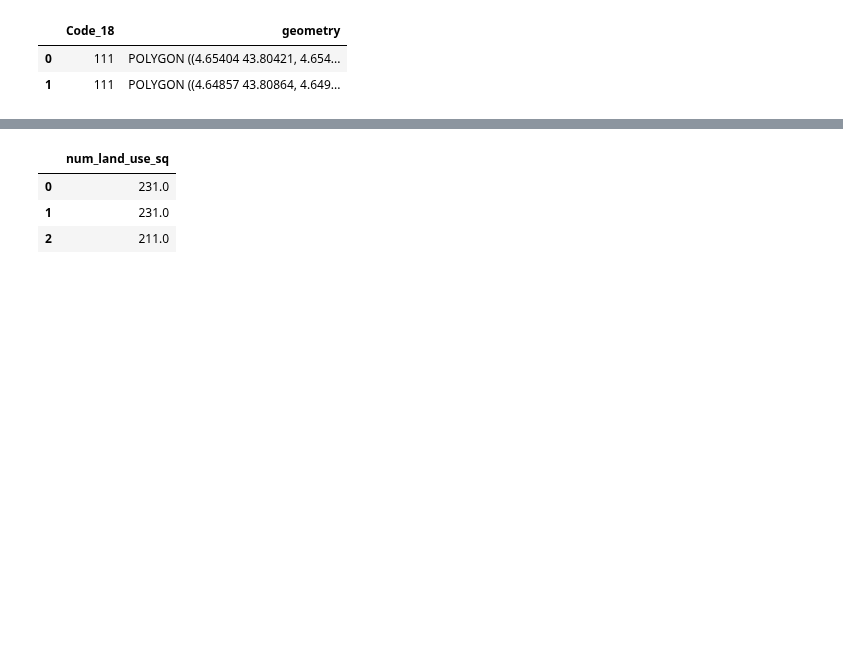
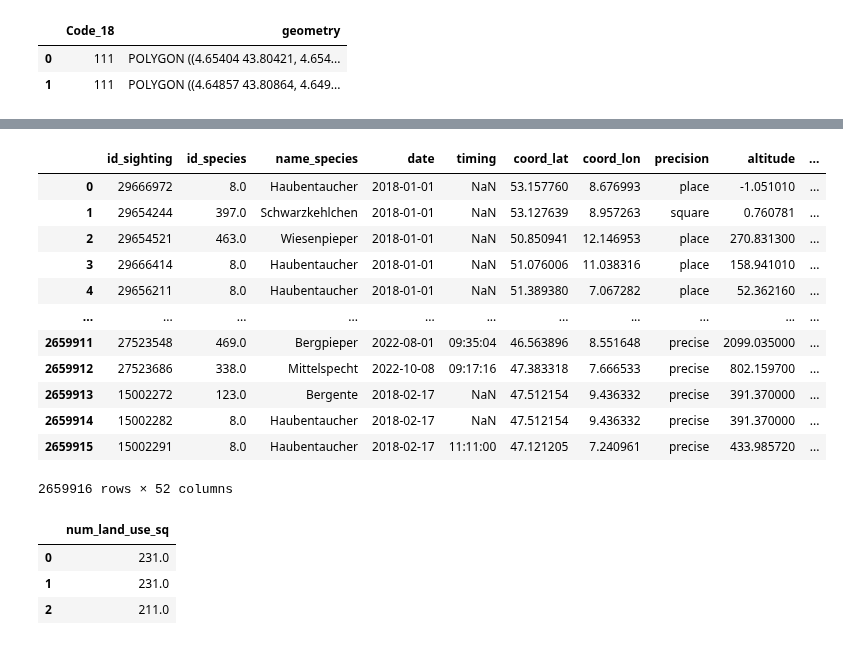
Before and after one commit to marinasie/bird-sighting-validation, a Jupyter notebook: simon/feature_generation/land_use_clc.ipynb, the cells around one changed output, grey strips where cells are left out. Drawn from its saved outputs; the diff is of its cells as text; code cells hidden in the pictures; blank space fills up the shorter version.

```diff
--- a/simon/feature_generation/land_use_clc.ipynb
+++ b/simon/feature_generation/land_use_clc.ipynb
@@ -95,0 +262,17 @@ common_land_use_df = pd.DataFrame({'Code_18_sq': common_land_use.values}, index=
+# %%
+squares_with_clc = gpd.sjoin(clc, squares_gdf, how='inner', predicate='intersects')
+
+# Calculate area of intersection between squares and CLC polygons for each Code_18 within each square
+intersection_areas = squares_with_clc.groupby(['index_right', 'Code_18'])['geometry'].apply(lambda x: x.area)
+total_areas = intersection_areas.groupby('index_right').sum()
+
+# Calculate percentages of each Code_18 within each square
+results = {}
+for square_id, group in intersection_areas.groupby(level=0):
+    percentages = {}
+    for code_18, area in group.items():
+        percentages[code_18[1]] = (area / total_areas[square_id])
+    results[square_id] = percentages
+
+# Create a DataFrame from the results dictionary
+results_df = pd.DataFrame(results).T.fillna(0)
@@ -95,0 +288,22 @@ common_land_use_df = pd.DataFrame({'Code_18_sq': common_land_use.values}, index=
+# %%
+# Reset the index of results_df to make it easier to merge
+results_df.reset_index(inplace=True)
+
+# Merge the original DataFrame 'df' with results_df on the common index or a column
+merged_df = pd.merge(df, results_df, left_index=True, right_on='index')
+# %%
+merged_df.head(2)
+# %% [output]
+|  | id_sighting | id_species | name_species | date | timing | coord_lat | coord_lon | precision | altitude | ... |
+| 0 | 29666972 | 8.0 | Haubentaucher | 2018-01-01 | NaN | 53.157760 | 8.676993 | place | -1.051010 | ... |
+| 1 | 29654244 | 397.0 | Schwarzkehlchen | 2018-01-01 | NaN | 53.127639 | 8.957263 | square | 0.760781 | ... |
+| 2 | 29654521 | 463.0 | Wiesenpieper | 2018-01-01 | NaN | 50.850941 | 12.146953 | place | 270.831300 | ... |
+| 3 | 29666414 | 8.0 | Haubentaucher | 2018-01-01 | NaN | 51.076006 | 11.038316 | place | 158.941010 | ... |
+| 4 | 29656211 | 8.0 | Haubentaucher | 2018-01-01 | NaN | 51.389380 | 7.067282 | place | 52.362160 | ... |
+| ... | ... | ... | ... | ... | ... | ... | ... | ... | ... | ... |
+| 2659911 | 27523548 | 469.0 | Bergpieper | 2022-08-01 | 09:35:04 | 46.563896 | 8.551648 | precise | 2099.035000 | ... |
+| 2659912 | 27523686 | 338.0 | Mittelspecht | 2022-10-08 | 09:17:16 | 47.383318 | 7.666533 | precise | 802.159700 | ... |
+| 2659913 | 15002272 | 123.0 | Bergente | 2018-02-17 | NaN | 47.512154 | 9.436332 | precise | 391.370000 | ... |
+| 2659914 | 15002282 | 8.0 | Haubentaucher | 2018-02-17 | NaN | 47.512154 | 9.436332 | precise | 391.370000 | ... |
+| 2659915 | 15002291 | 8.0 | Haubentaucher | 2018-02-17 | 11:11:00 | 47.121205 | 7.240961 | precise | 433.985720 | ... |
+2659916 rows × 52 columns
```
Also changed, not shown: parts of 32 cells of this notebook.
